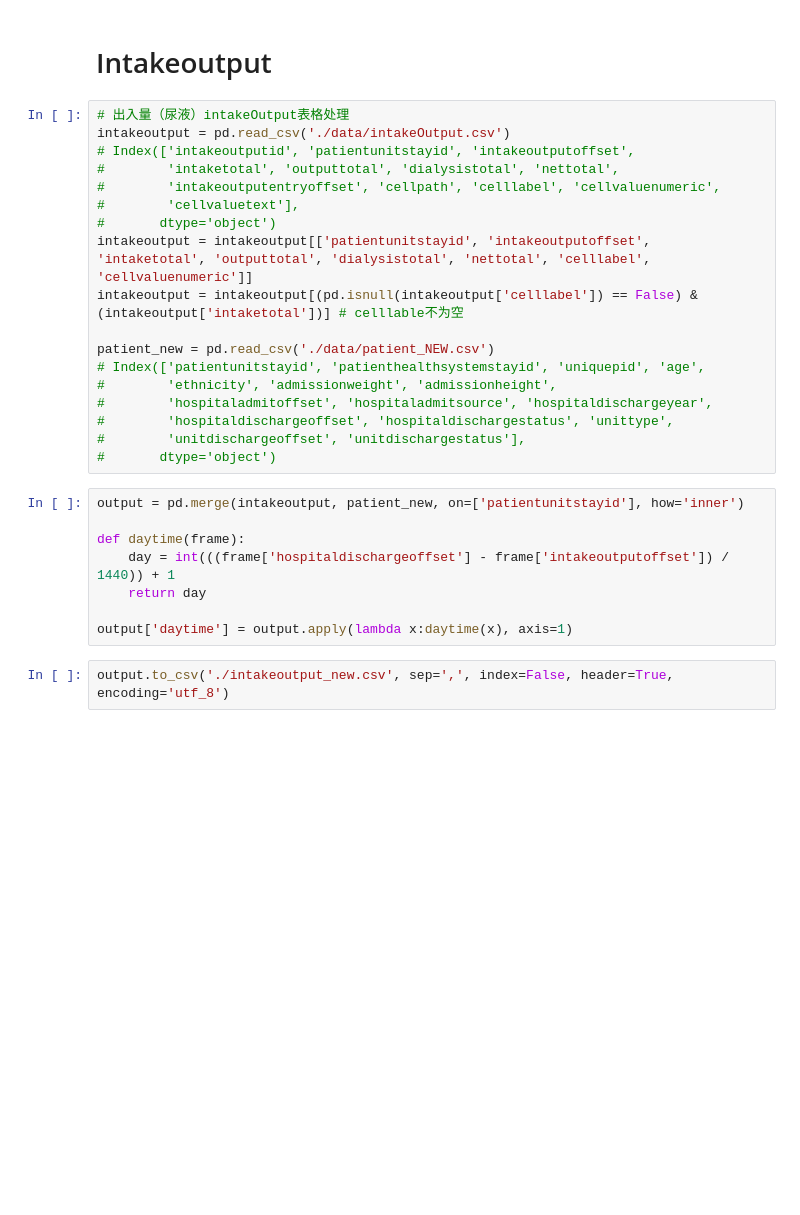
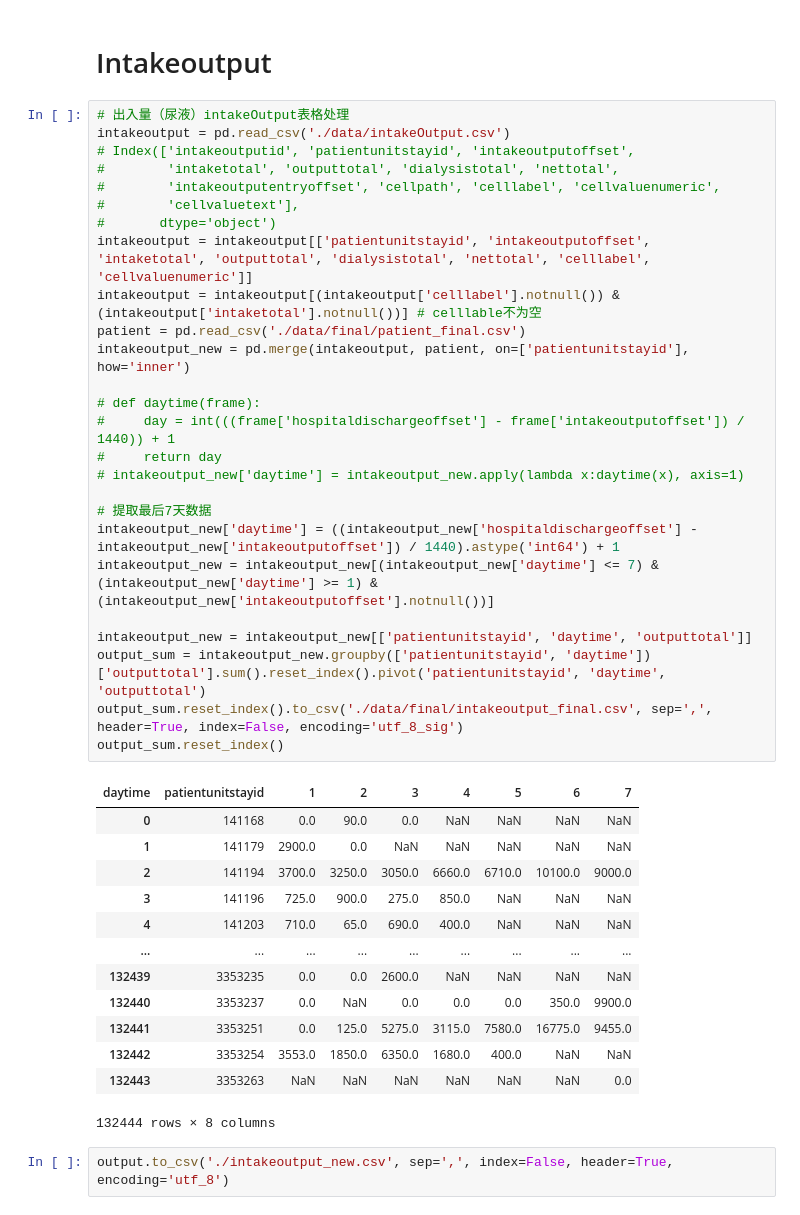
Before and after one commit to HanlongLiao/EICU, a Jupyter notebook: new_project/data_preproc.ipynb, the cells around one changed output. Saved outputs shown, nothing was run; the diff lists cells and outputs as text; blank space fills up the shorter version.

```diff
--- a/new_project/data_preproc.ipynb
+++ b/new_project/data_preproc.ipynb
@@ -444,29 +508,43 @@ pd.DataFrame(drugname_statics, columns=['Drugcategory', 'Drugname', 'Count', 'Ma
 # %%
 # 出入量（尿液）intakeOutput表格处理
 intakeoutput = pd.read_csv('./data/intakeOutput.csv')
 # Index(['intakeoutputid', 'patientunitstayid', 'intakeoutputoffset',
 #        'intaketotal', 'outputtotal', 'dialysistotal', 'nettotal',
 #        'intakeoutputentryoffset', 'cellpath', 'celllabel', 'cellvaluenumeric',
 #        'cellvaluetext'],
 #       dtype='object')
 intakeoutput = intakeoutput[['patientunitstayid', 'intakeoutputoffset', 'intaketotal', 'outputtotal', 'dialysistotal', 'nettotal', 'celllabel', 'cellvaluenumeric']]
-intakeoutput = intakeoutput[(pd.isnull(intakeoutput['celllabel']) == False) & (intakeoutput['intaketotal'])] # celllable不为空
+intakeoutput = intakeoutput[(intakeoutput['celllabel'].notnull()) & (intakeoutput['intaketotal'].notnull())] # celllable不为空
+patient = pd.read_csv('./data/final/patient_final.csv')
+intakeoutput_new = pd.merge(intakeoutput, patient, on=['patientunitstayid'], how='inner')
 
-patient_new = pd.read_csv('./data/patient_NEW.csv')
-# Index(['patientunitstayid', 'patienthealthsystemstayid', 'uniquepid', 'age',
-#        'ethnicity', 'admissionweight', 'admissionheight',
-#        'hospitaladmitoffset', 'hospitaladmitsource', 'hospitaldischargeyear',
-#        'hospitaldischargeoffset', 'hospitaldischargestatus', 'unittype',
-#        'unitdischargeoffset', 'unitdischargestatus'],
-#       dtype='object')
+# def daytime(frame):
+#     day = int(((frame['hospitaldischargeoffset'] - frame['intakeoutputoffset']) / 1440)) + 1
+#     return day
+# intakeoutput_new['daytime'] = intakeoutput_new.apply(lambda x:daytime(x), axis=1)
+
+# 提取最后7天数据
+intakeoutput_new['daytime'] = ((intakeoutput_new['hospitaldischargeoffset'] - intakeoutput_new['intakeoutputoffset']) / 1440).astype('int64') + 1
+intakeoutput_new = intakeoutput_new[(intakeoutput_new['daytime'] <= 7) & (intakeoutput_new['daytime'] >= 1) & (intakeoutput_new['intakeoutputoffset'].notnull())]
+
+intakeoutput_new = intakeoutput_new[['patientunitstayid', 'daytime', 'outputtotal']]
+output_sum = intakeoutput_new.groupby(['patientunitstayid', 'daytime'])['outputtotal'].sum().reset_index().pivot('patientunitstayid', 'daytime', 'outputtotal')
+output_sum.reset_index().to_csv('./data/final/intakeoutput_final.csv', sep=',', header=True, index=False, encoding='utf_8_sig')
+output_sum.reset_index()
+# %% [output]
+| daytime | patientunitstayid | 1 | 2 | 3 | 4 | 5 | 6 | 7 |
+| 0 | 141168 | 0.0 | 90.0 | 0.0 | NaN | NaN | NaN | NaN |
+| 1 | 141179 | 2900.0 | 0.0 | NaN | NaN | NaN | NaN | NaN |
+| 2 | 141194 | 3700.0 | 3250.0 | 3050.0 | 6660.0 | 6710.0 | 10100.0 | 9000.0 |
+| 3 | 141196 | 725.0 | 900.0 | 275.0 | 850.0 | NaN | NaN | NaN |
+| 4 | 141203 | 710.0 | 65.0 | 690.0 | 400.0 | NaN | NaN | NaN |
+| ... | ... | ... | ... | ... | ... | ... | ... | ... |
+| 132439 | 3353235 | 0.0 | 0.0 | 2600.0 | NaN | NaN | NaN | NaN |
+| 132440 | 3353237 | 0.0 | NaN | 0.0 | 0.0 | 0.0 | 350.0 | 9900.0 |
+| 132441 | 3353251 | 0.0 | 125.0 | 5275.0 | 3115.0 | 7580.0 | 16775.0 | 9455.0 |
+| 132442 | 3353254 | 3553.0 | 1850.0 | 6350.0 | 1680.0 | 400.0 | NaN | NaN |
+| 132443 | 3353263 | NaN | NaN | NaN | NaN | NaN | NaN | 0.0 |
+132444 rows × 8 columns
-# %%
-output = pd.merge(intakeoutput, patient_new, on=['patientunitstayid'], how='inner')
-
-def daytime(frame):
-    day = int(((frame['hospitaldischargeoffset'] - frame['intakeoutputoffset']) / 1440)) + 1
-    return day
-
-output['daytime'] = output.apply(lambda x:daytime(x), axis=1)
 # %%
 output.to_csv('./intakeoutput_new.csv', sep=',', index=False, header=True, encoding='utf_8')
 # %%
```
Also changed, not shown: parts of 11 cells of this notebook.
